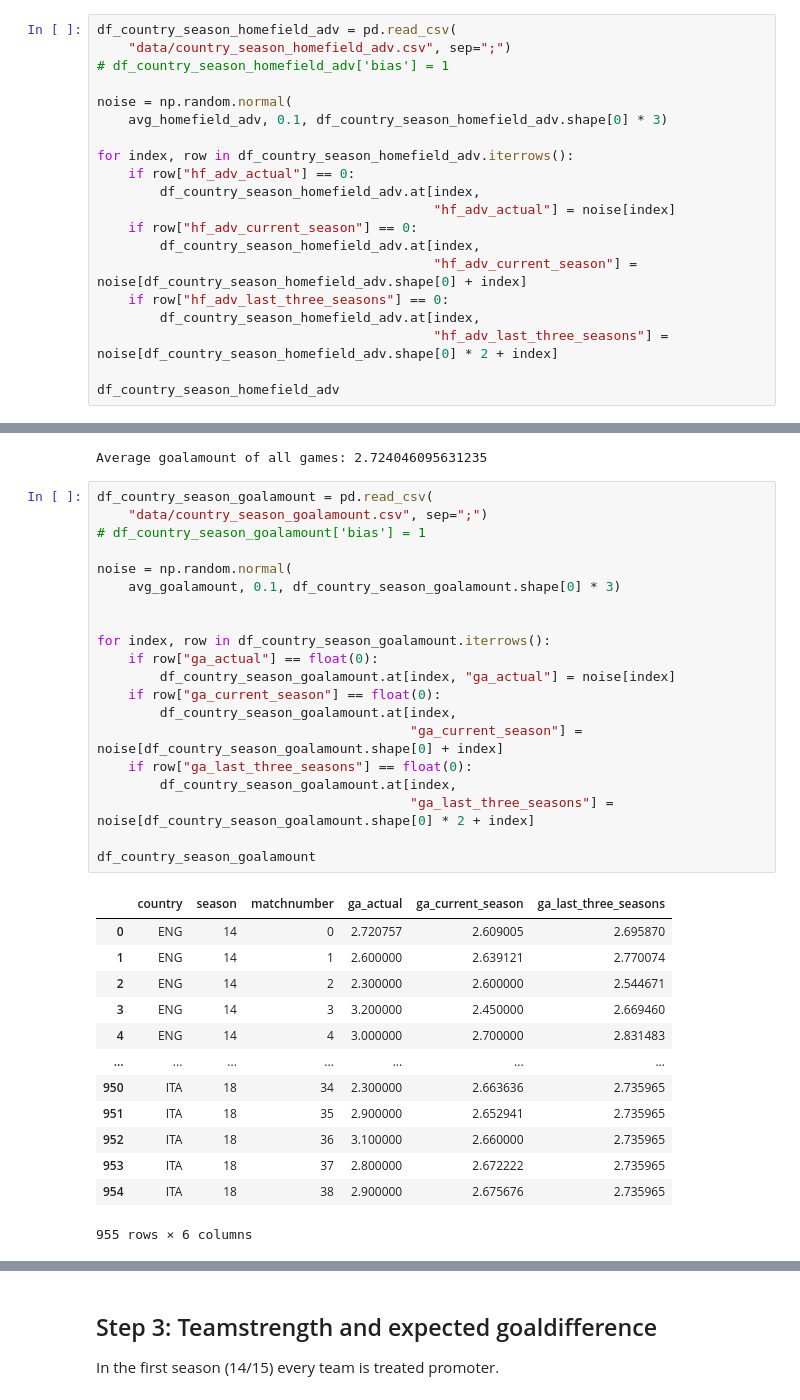
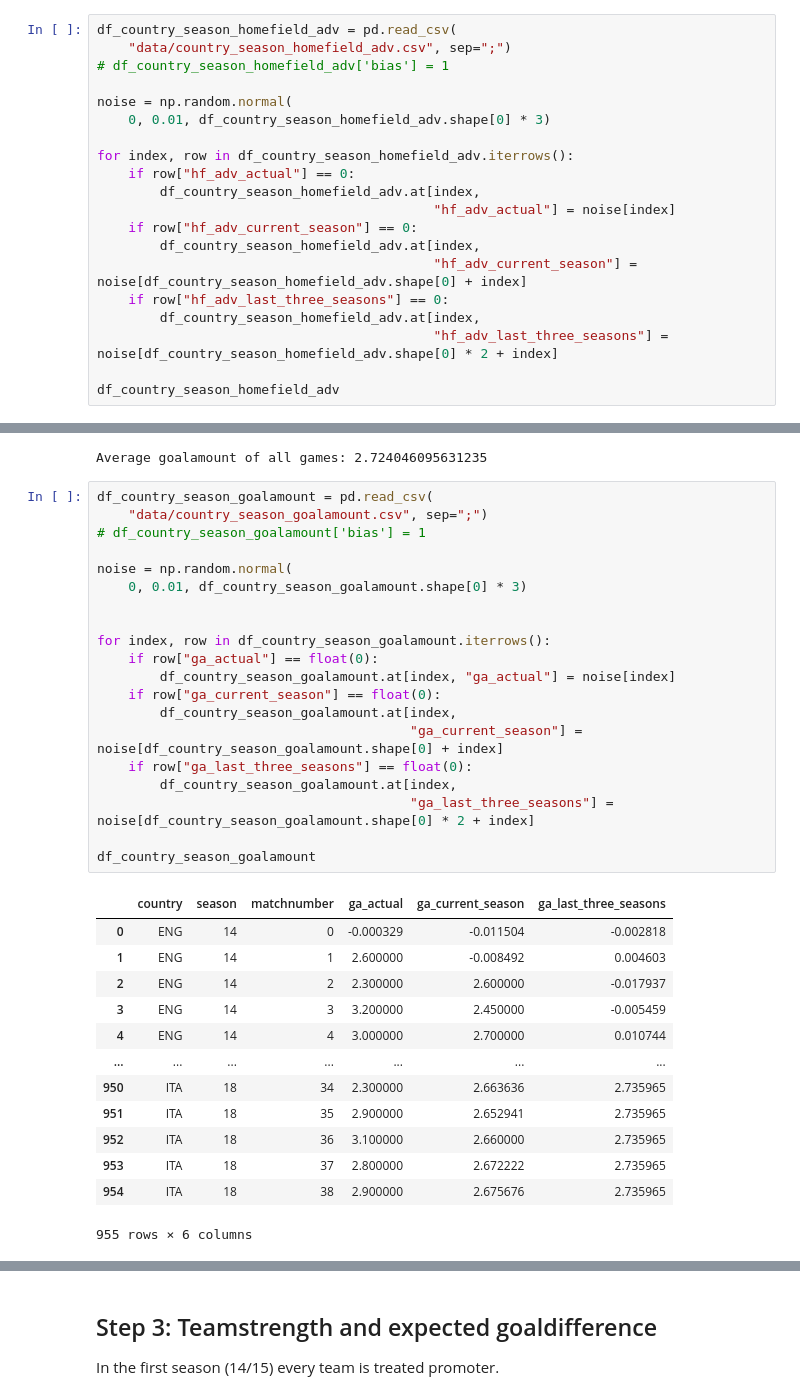
Before and after one commit to LUKEx76/football_prediction, a Jupyter notebook: heuer_model/heuer.ipynb, the cells around one changed output, grey strips where cells are left out. Drawn from its saved outputs; the diff is of its cells as text.

```diff
--- a/heuer_model/heuer.ipynb
+++ b/heuer_model/heuer.ipynb
@@ -59,7 +59,7 @@ df_country_season_homefield_adv = pd.read_csv(
 # df_country_season_homefield_adv['bias'] = 1
 
 noise = np.random.normal(
-    avg_homefield_adv, 0.1, df_country_season_homefield_adv.shape[0] * 3)
+    0, 0.01, df_country_season_homefield_adv.shape[0] * 3)
 
 for index, row in df_country_season_homefield_adv.iterrows():
     if row["hf_adv_actual"] == 0:
@@ -131,30 +130,30 @@ Average goalamount of all games: 2.724046095631235
 # %%
 df_country_season_goalamount = pd.read_csv(
     "data/country_season_goalamount.csv", sep=";")
 # df_country_season_goalamount['bias'] = 1
 
 noise = np.random.normal(
-    avg_goalamount, 0.1, df_country_season_goalamount.shape[0] * 3)
+    0, 0.01, df_country_season_goalamount.shape[0] * 3)
 
 
 for index, row in df_country_season_goalamount.iterrows():
     if row["ga_actual"] == float(0):
         df_country_season_goalamount.at[index, "ga_actual"] = noise[index]
     if row["ga_current_season"] == float(0):
         df_country_season_goalamount.at[index,
                                         "ga_current_season"] = noise[df_country_season_goalamount.shape[0] + index]
     if row["ga_last_three_seasons"] == float(0):
         df_country_season_goalamount.at[index,
                                         "ga_last_three_seasons"] = noise[df_country_season_goalamount.shape[0] * 2 + index]
 
 df_country_season_goalamount
 # %% [output]
 |  | country | season | matchnumber | ga_actual | ga_current_season | ga_last_three_seasons |
-| 0 | ENG | 14 | 0 | 2.720757 | 2.609005 | 2.695870 |
-| 1 | ENG | 14 | 1 | 2.600000 | 2.639121 | 2.770074 |
-| 2 | ENG | 14 | 2 | 2.300000 | 2.600000 | 2.544671 |
-| 3 | ENG | 14 | 3 | 3.200000 | 2.450000 | 2.669460 |
-| 4 | ENG | 14 | 4 | 3.000000 | 2.700000 | 2.831483 |
+| 0 | ENG | 14 | 0 | -0.000329 | -0.011504 | -0.002818 |
+| 1 | ENG | 14 | 1 | 2.600000 | -0.008492 | 0.004603 |
+| 2 | ENG | 14 | 2 | 2.300000 | 2.600000 | -0.017937 |
+| 3 | ENG | 14 | 3 | 3.200000 | 2.450000 | -0.005459 |
+| 4 | ENG | 14 | 4 | 3.000000 | 2.700000 | 0.010744 |
 | ... | ... | ... | ... | ... | ... | ... |
 | 950 | ITA | 18 | 34 | 2.300000 | 2.663636 | 2.735965 |
 | 951 | ITA | 18 | 35 | 2.900000 | 2.652941 | 2.735965 |
```
Also changed, not shown: parts of 9 cells of this notebook, 2 other files.
